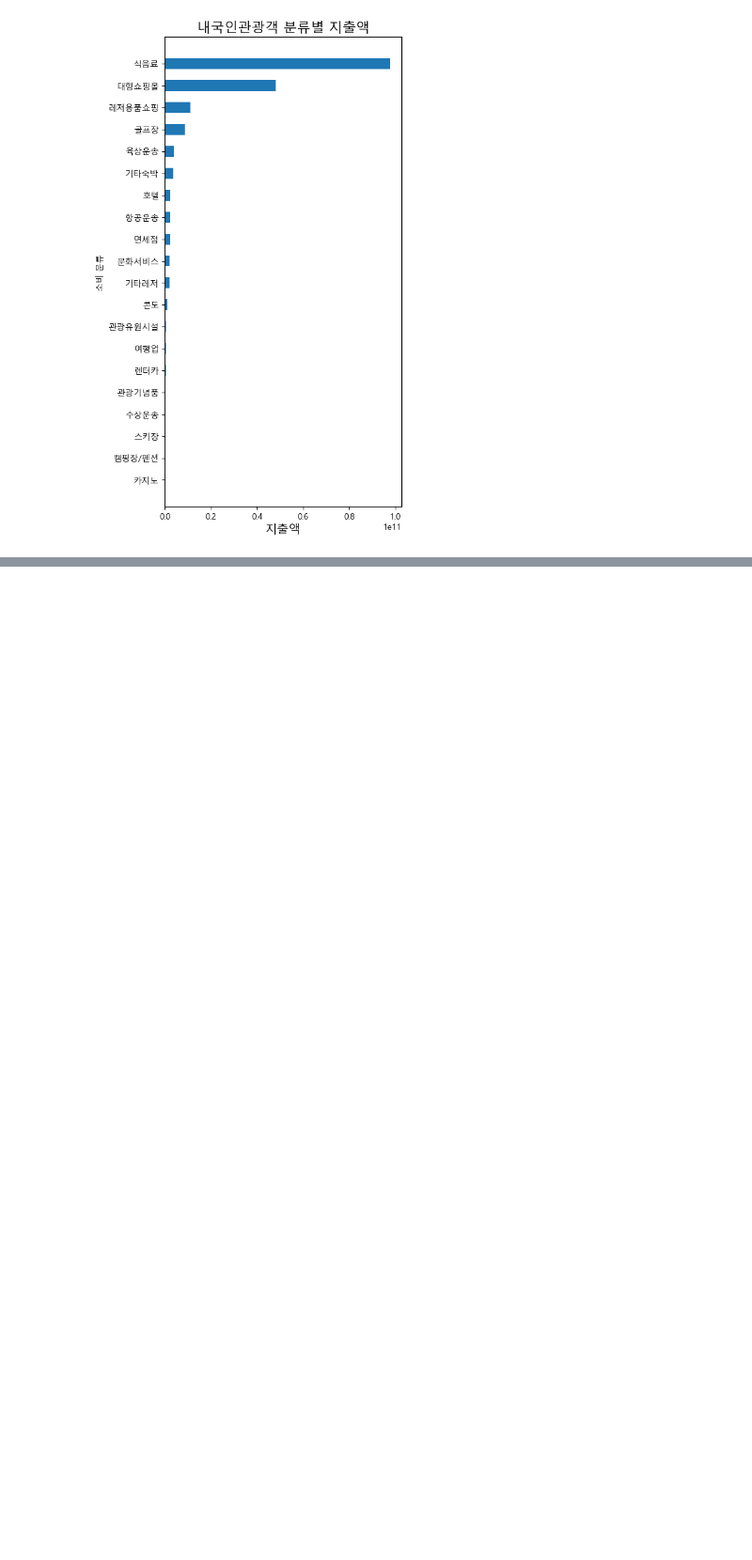
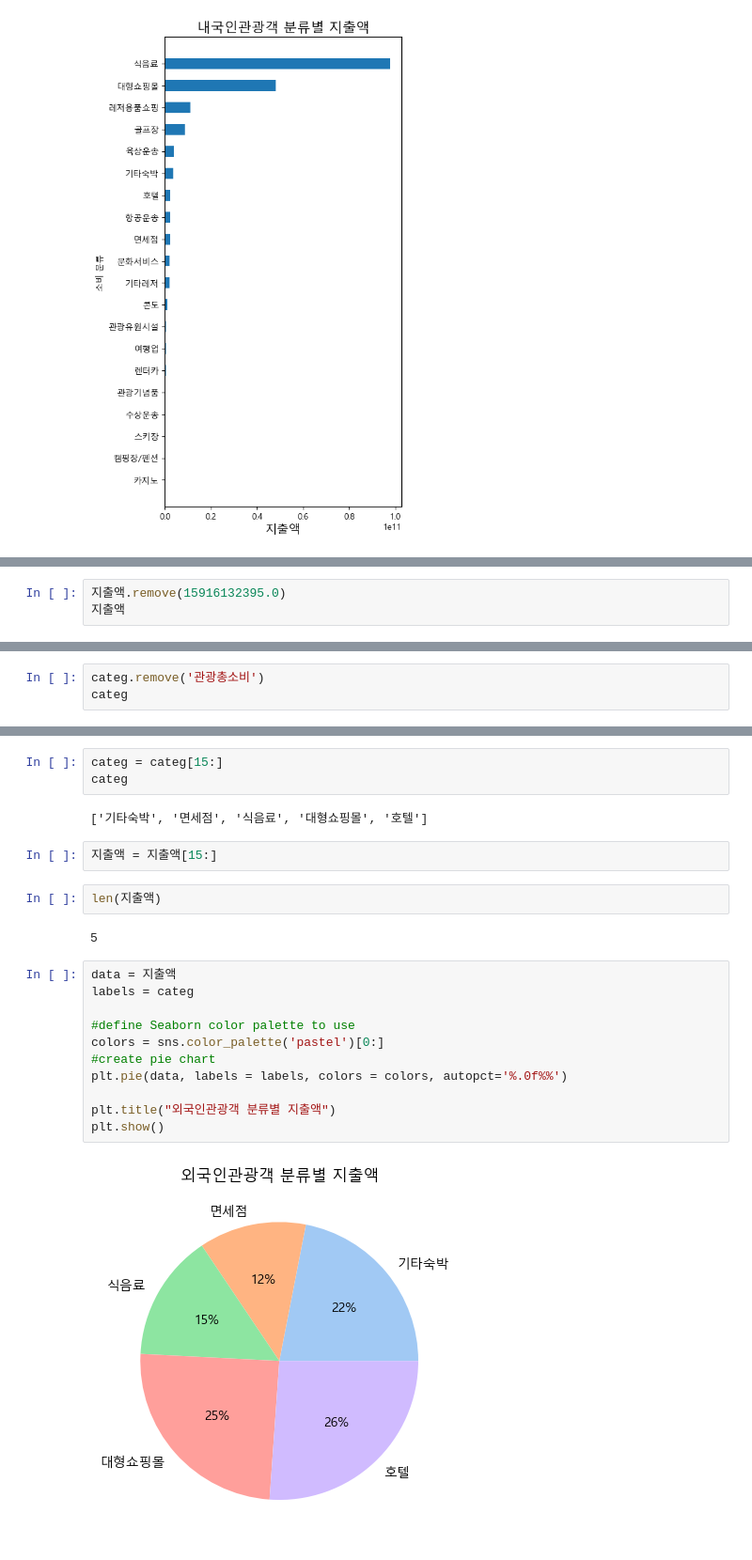
Before and after one commit to sdkim96/Login_project, a Jupyter notebook: Data_analysis_visualization/expenditure_analysis.ipynb, the cells around one changed output, grey strips where cells are left out. Shown at 94% size. Drawn from its saved outputs; the diff is of its cells as text; blank space fills up the shorter version.

```diff
--- a/Data_analysis_visualization/expenditure_analysis.ipynb
+++ b/Data_analysis_visualization/expenditure_analysis.ipynb
@@ -476,0 +691,3 @@ plt.show()
+# %%
+지출액.remove(15916132395.0)
+지출액
@@ -476,0 +715,3 @@ plt.show()
+# %%
+categ.remove('관광총소비')
+categ
@@ -476,0 +739,24 @@ plt.show()
+# %%
+categ = categ[15:]
+categ
+# %% [output]
+['기타숙박', '면세점', '식음료', '대형쇼핑몰', '호텔']
+# %%
+지출액 = 지출액[15:]
+# %%
+len(지출액)
+# %% [output]
+5
+# %%
+data = 지출액
+labels = categ
+
+#define Seaborn color palette to use
+colors = sns.color_palette('pastel')[0:]
+#create pie chart
+plt.pie(data, labels = labels, colors = colors, autopct='%.0f%%')
+
+plt.title("외국인관광객 분류별 지출액")
+plt.show()
+# %% [output]
+[figure, added]
```
Also changed, not shown: parts of 25 cells of this notebook.
